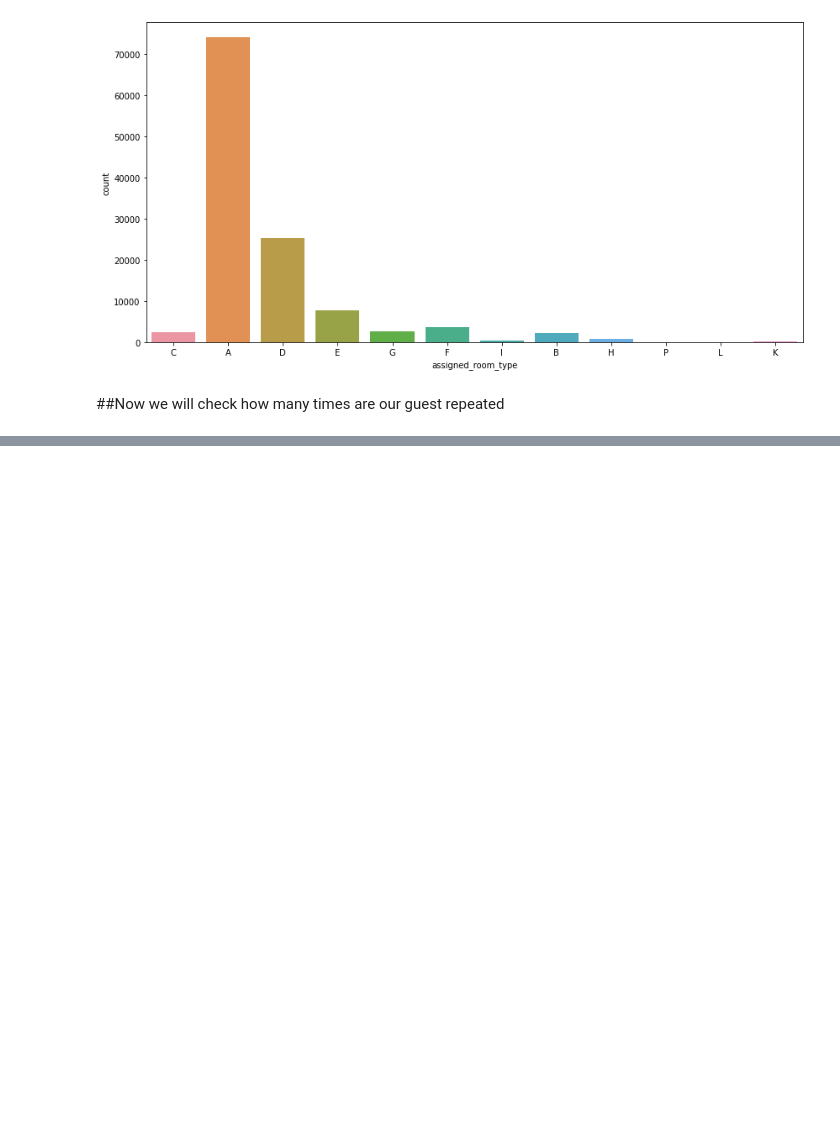
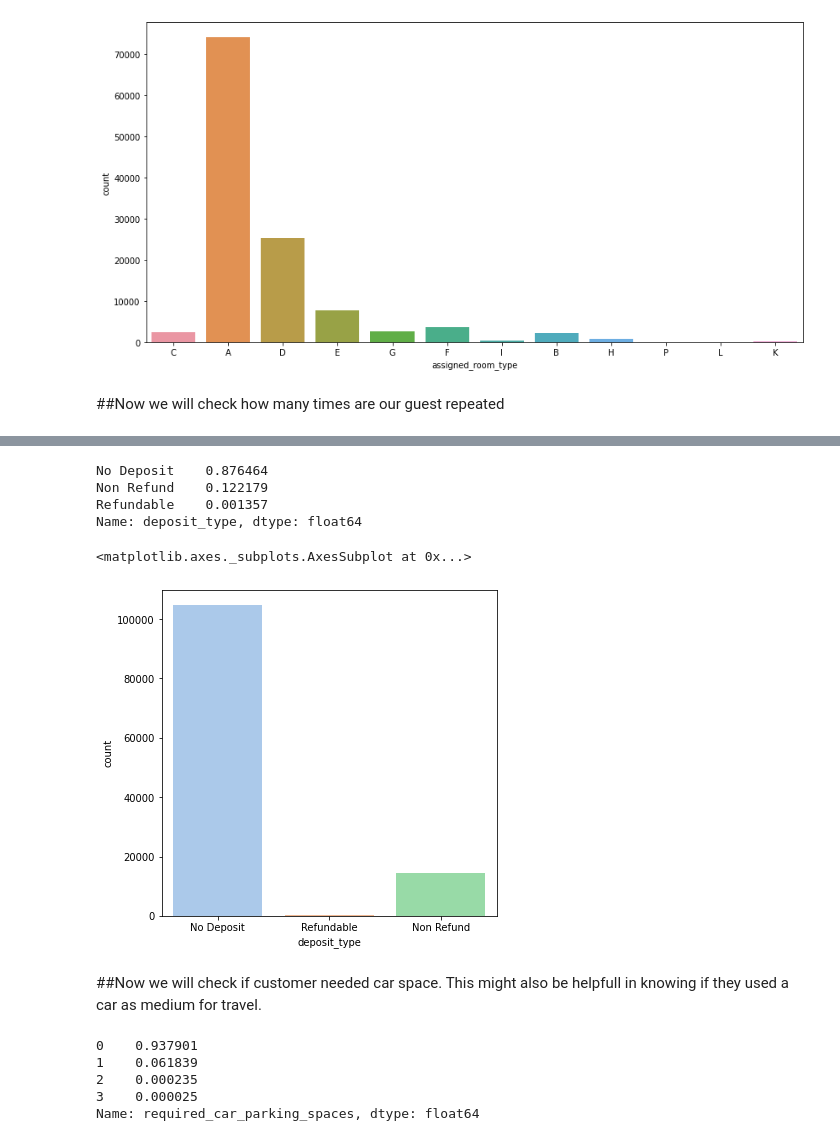
Before and after one commit to SajalSinha/Hotel_booking_Analysis, a Jupyter notebook: Hotel_Booking_Analysis_Capstone_Project.ipynb, the cells around one changed output, grey strips where cells are left out. Drawn from its saved outputs; the diff is of its cells as text; code cells hidden in the pictures; blank space fills up the shorter version.

```diff
--- a/Hotel_Booking_Analysis_Capstone_Project.ipynb
+++ b/Hotel_Booking_Analysis_Capstone_Project.ipynb
@@ -397,0 +412,23 @@ sns.countplot(df['assigned_room_type'])
+# %%
+df.deposit_type.value_counts(normalize=True)
+# %% [output]
+No Deposit    0.876464
+Non Refund    0.122179
+Refundable    0.001357
+Name: deposit_type, dtype: float64
+# %%
+plt.figure(figsize=(6,6))
+sns.countplot(df['deposit_type'], palette='pastel')
+# %% [output]
+<matplotlib.axes._subplots.AxesSubplot at 0x...>
+[figure, added]
+# %% [markdown]
+##Now we will check if customer needed car space. This might also be helpfull in knowing if they used a car as medium for travel.
+# %%
+df.required_car_parking_spaces.value_counts(normalize=True)
+# %% [output]
+0    0.937901
+1    0.061839
+2    0.000235
+3    0.000025
+Name: required_car_parking_spaces, dtype: float64
```
Also changed, not shown: parts of 7 cells of this notebook.
